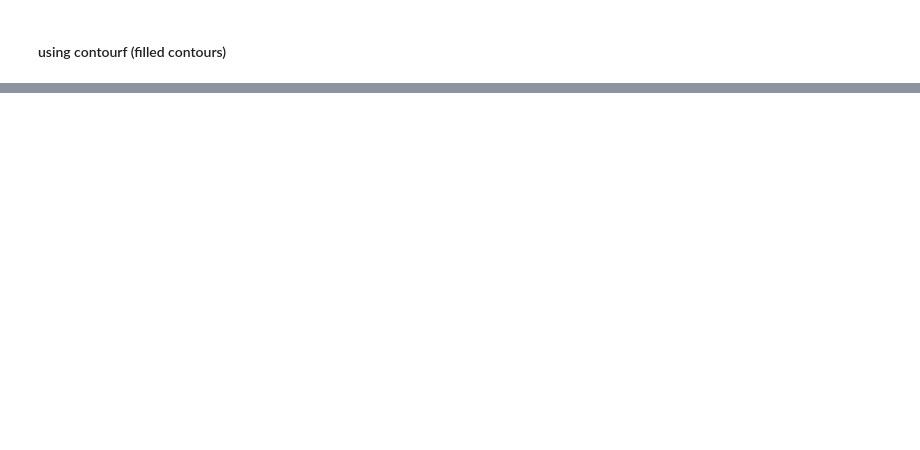
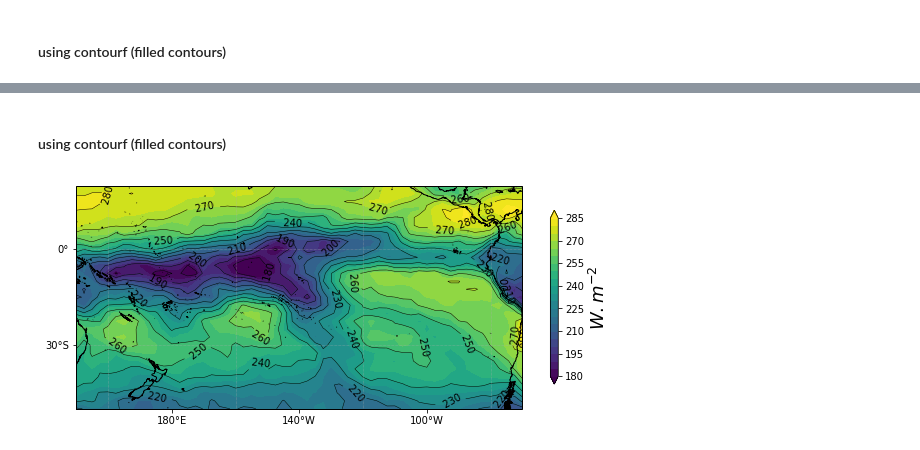
Before and after one commit to nicolasfauchereau/Auckland_Python_Workshop, a Jupyter notebook: notebooks/10_Mapping.ipynb, the cells around one changed output, grey strips where cells are left out. Saved outputs shown, nothing was run; the diff lists cells and outputs as text; code cells hidden in the pictures; blank space fills up the shorter version.

```diff
--- a/notebooks/10_Mapping.ipynb
+++ b/notebooks/10_Mapping.ipynb
@@ -128,5 +133,5 @@ Attributes:
 # %%
-dset = dset.sel(lat=slice(20, -50), lon=slice(150, 290), time='1998-1')
+dset = dset.sel(lat=slice(20, -50), lon=slice(150, 290), time='1998-01')
 # %%
 dset
 # %% [output]
@@ -266,0 +286,4 @@ plt.show();
+# %%
+central_longitude = 180.
+# %%
+proj = ccrs.PlateCarree(central_longitude=central_longitude)
@@ -266,0 +324,38 @@ plt.show();
+# %% [markdown]
+#### using contourf (filled contours)
+# %%
+f, ax = plt.subplots(figsize=(10,8), subplot_kw={'projection':proj})
+
+ax.coastlines('10m')
+
+# ax.add_feature(cfeature.GSHHSFeature(scale='low'))
+
+im = ax.contourf(lons - central_longitude, lats, olr, np.arange(180, 290, 5), extend='both')
+
+cb = plt.colorbar(im, shrink=0.4)
+
+cb.set_label(r'$W.m^{-2}$', fontsize=18)
+
+cs = ax.contour(lons - central_longitude, lats, olr, np.arange(180, 290, 10), latlon=True, colors='k', linewidths=0.5)
+
+plt.clabel(cs, colors='k', fmt="%4i")
+
+xticks = np.arange(0, 360, 40)
+yticks = np.arange(-90., 90., 30.)
+
+gl = ax.gridlines(draw_labels=False, lw=0.5, linestyle=':', xlocs=xticks, ylocs=yticks)
+
+ax.set_xticks(xticks, crs=proj)
+
+ax.set_yticks(yticks, crs=proj)
+
+lon_formatter = LongitudeFormatter(zero_direction_label=True, dateline_direction_label=True)
+
+lat_formatter = LatitudeFormatter()
+
+ax.xaxis.set_major_formatter(lon_formatter)
+ax.yaxis.set_major_formatter(lat_formatter)
+
+ax.set_extent([lon.data.min() - central_longitude, lon.data.max() - central_longitude, lat.data.min(), lat.data.max()], crs=proj)
+# %% [output]
+[figure, added]
```
Also changed, not shown: parts of 38 cells of this notebook.
